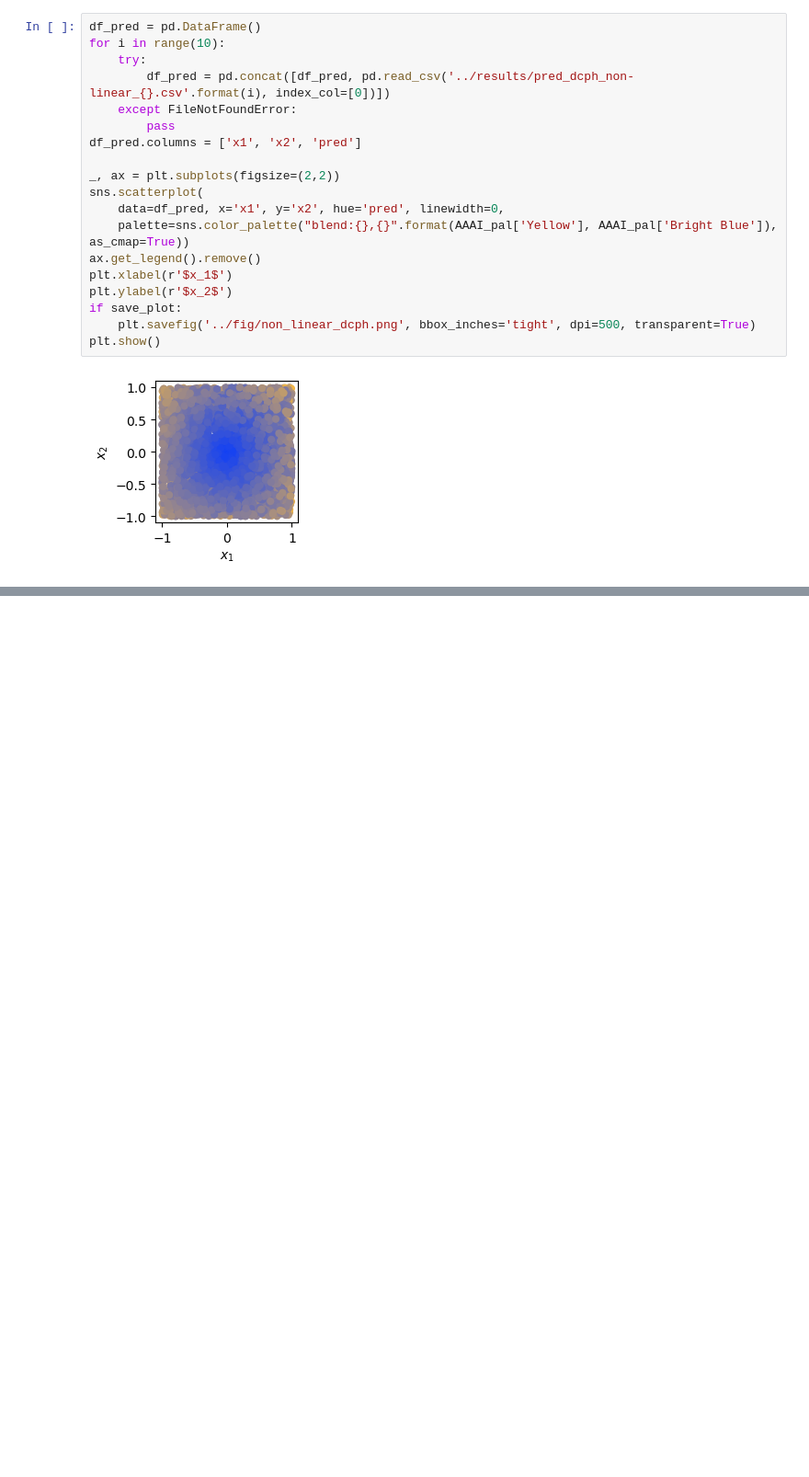
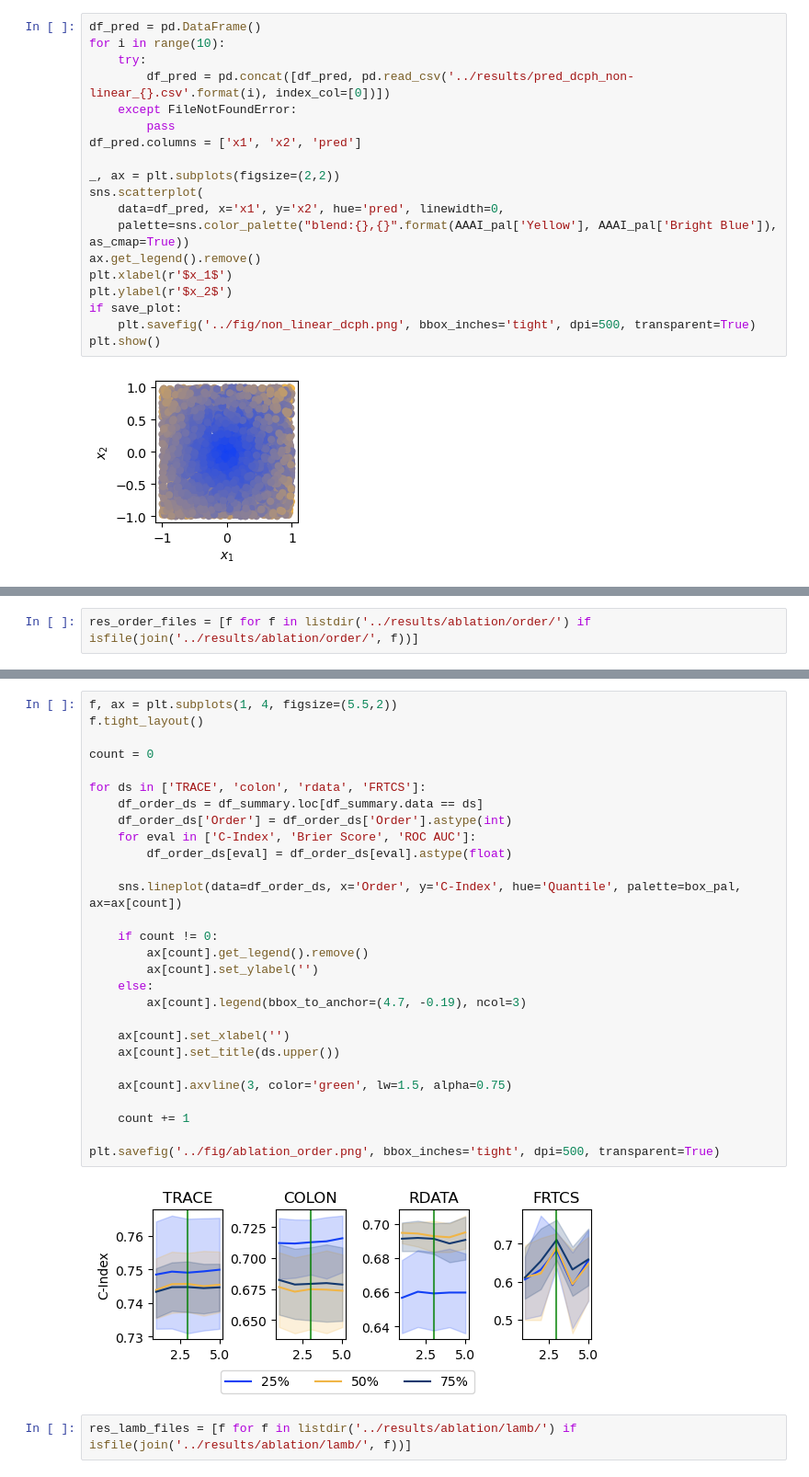
Before and after one commit to jiaxiang-cheng/CoxKAN, a Jupyter notebook: notebook/Summary.ipynb, the cells around one changed output, grey strips where cells are left out. Shown at 92% size. Drawn from its saved outputs; the diff is of its cells as text; blank space fills up the shorter version.

Commit message:
summarize abltion study results

```diff
--- a/notebook/Summary.ipynb
+++ b/notebook/Summary.ipynb
@@ -505,0 +511,2 @@ plt.show()
+# %%
+res_order_files = [f for f in listdir('../results/ablation/order/') if isfile(join('../results/ablation/order/', f))]
@@ -505,0 +551,32 @@ plt.show()
+# %%
+f, ax = plt.subplots(1, 4, figsize=(5.5,2))
+f.tight_layout()
+
+count = 0
+
+for ds in ['TRACE', 'colon', 'rdata', 'FRTCS']:
+    df_order_ds = df_summary.loc[df_summary.data == ds]
+    df_order_ds['Order'] = df_order_ds['Order'].astype(int)
+    for eval in ['C-Index', 'Brier Score', 'ROC AUC']:
+        df_order_ds[eval] = df_order_ds[eval].astype(float)
+
+    sns.lineplot(data=df_order_ds, x='Order', y='C-Index', hue='Quantile', palette=box_pal, ax=ax[count])
+
+    if count != 0:
+        ax[count].get_legend().remove()
+        ax[count].set_ylabel('')
+    else:
+        ax[count].legend(bbox_to_anchor=(4.7, -0.19), ncol=3)
+
+    ax[count].set_xlabel('')
+    ax[count].set_title(ds.upper())
+
+    ax[count].axvline(3, color='green', lw=1.5, alpha=0.75)
+
+    count += 1
+
+plt.savefig('../fig/ablation_order.png', bbox_inches='tight', dpi=500, transparent=True)
+# %% [output]
+[figure, added]
+# %%
+res_lamb_files = [f for f in listdir('../results/ablation/lamb/') if isfile(join('../results/ablation/lamb/', f))]
```
Also changed, not shown: parts of 5 cells of this notebook, 2 other files.
